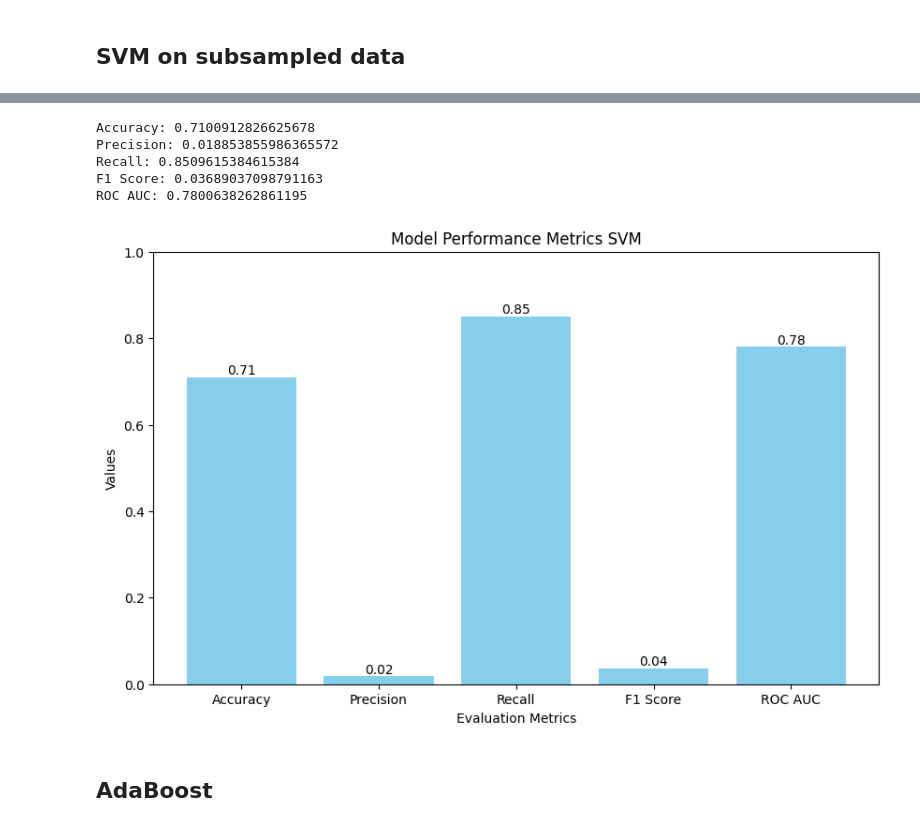
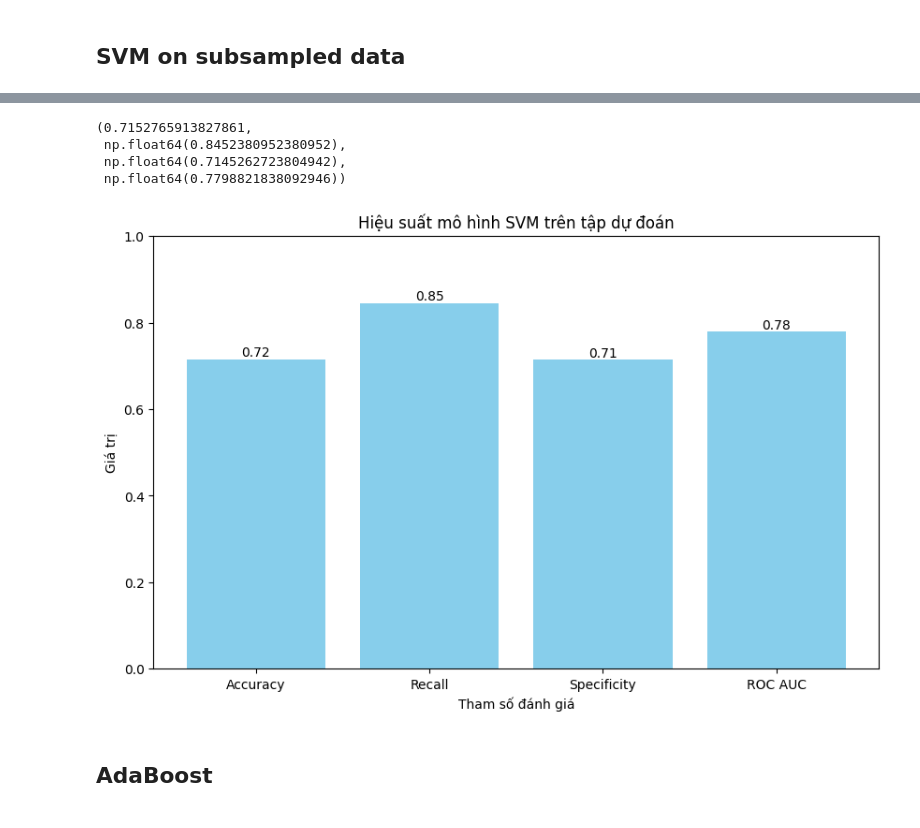
Before and after one commit to SlowJii/PTIT-CNN-Prediction-Cardiovascular, a Jupyter notebook: CNN-Cardiovascular-Prediction.ipynb, the cells around one changed output, grey strips where cells are left out. Cells and saved outputs as stored; diff of their text form; code cells hidden in the pictures.

```diff
--- a/CNN-Cardiovascular-Prediction.ipynb
+++ b/CNN-Cardiovascular-Prediction.ipynb
@@ -3840,23 +2834,19 @@ print(confMat)
 # %%
-from sklearn.metrics import accuracy_score, precision_score, recall_score, f1_score, roc_auc_score
+# Import necessary libraries
+from sklearn.metrics import accuracy_score, recall_score, roc_auc_score
 
 # Confusion matrix values
 tn, fp, fn, tp = confMat.ravel()
 
-# True labels and predicted labels based on confusion matrix
+# True labels and predicted labels reconstruction based on confusion matrix
 y_true = [0] * (tn + fp) + [1] * (fn + tp)
 y_pred = [0] * tn + [1] * fp + [0] * fn + [1] * tp
 
-# Calculating metrics
+# Calculating accuracy, recall, specificity, and AUC-ROC
 accuracy = accuracy_score(y_true, y_pred)
-precision = precision_score(y_true, y_pred)
 recall = recall_score(y_true, y_pred)
-f1 = f1_score(y_true, y_pred)
+specificity = tn / (tn + fp)
 roc_auc = roc_auc_score(y_true, y_pred)
 
-print(f"Accuracy: {accuracy}")
-print(f"Precision: {precision}")
-print(f"Recall: {recall}")
-print(f"F1 Score: {f1}")
-print(f"ROC AUC: {roc_auc}")
+accuracy, recall, specificity, roc_auc
 # %% [output]
@@ -3871,9 +2860,8 @@ import matplotlib.pyplot as plt
 # Metrics values
 metrics_values = {
     'Accuracy': accuracy,
-    'Precision': precision,
     'Recall': recall,
-    'F1 Score': f1,
+    'Specificity': specificity,
     'ROC AUC': roc_auc
 }
 
@@ -3913,59 +2901,53 @@ print(confMat)
 # %%
-from sklearn.metrics import accuracy_score, precision_score, recall_score, f1_score, roc_auc_score
+# Import necessary libraries
+from sklearn.metrics import accuracy_score, recall_score, roc_auc_score
 
 # Confusion matrix values
 tn, fp, fn, tp = confMat.ravel()
 
-# True labels and predicted labels based on confusion matrix
+# True labels and predicted labels reconstruction based on confusion matrix
 y_true = [0] * (tn + fp) + [1] * (fn + tp)
 y_pred = [0] * tn + [1] * fp + [0] * fn + [1] * tp
 
-# Calculating metrics
+# Calculating accuracy, recall, specificity, and AUC-ROC
 accuracy = accuracy_score(y_true, y_pred)
-precision = precision_score(y_true, y_pred)
 recall = recall_score(y_true, y_pred)
-f1 = f1_score(y_true, y_pred)
+specificity = tn / (tn + fp)
 roc_auc = roc_auc_score(y_true, y_pred)
 
-print(f"Accuracy: {accuracy}")
-print(f"Precision: {precision}")
-print(f"Recall: {recall}")
-print(f"F1 Score: {f1}")
-print(f"ROC AUC: {roc_auc}")
+accuracy, recall, specificity, roc_auc
 # %% [output]
-Accuracy: 0.7100912826625678
-Precision: 0.018853855986365572
-Recall: 0.8509615384615384
-F1 Score: 0.03689037098791163
-ROC AUC: 0.7800638262861195
+(0.7152765913827861,
+ np.float64(0.8452380952380952),
+ np.float64(0.7145262723804942),
+ np.float64(0.7798821838092946))
 # %%
 import matplotlib.pyplot as plt
 
 # Metrics values
 metrics_values = {
     'Accuracy': accuracy,
-    'Precision': precision,
     'Recall': recall,
-    'F1 Score': f1,
+    'Specificity': specificity,
     'ROC AUC': roc_auc
 }
 
 # Plotting the metrics
 plt.figure(figsize=(10, 6))
 bars = plt.bar(metrics_values.keys(), metrics_values.values(), color='skyblue')
-plt.xlabel('Evaluation Metrics')
-plt.ylabel('Values')
-plt.title('Model Performance Metrics SVM')
+plt.xlabel('Tham số đánh giá')
+plt.ylabel('Giá trị')
+plt.title('Hiệu suất mô hình SVM trên tập dự đoán')
 plt.ylim(0, 1)  # Set y-axis limit from 0 to 1
 
 # Adding value labels on each bar
 for bar in bars:
     yval = bar.get_height()
     plt.text(bar.get_x() + bar.get_width()/2, yval, round(yval, 2), ha='center', va='bottom')
 
 plt.show()
 # %% [output]
-[figure, old version]
+[figure, new version]
 # %% [markdown]
 ##  AdaBoost
 # %%
```
Also changed, not shown: parts of 110 cells of this notebook.
